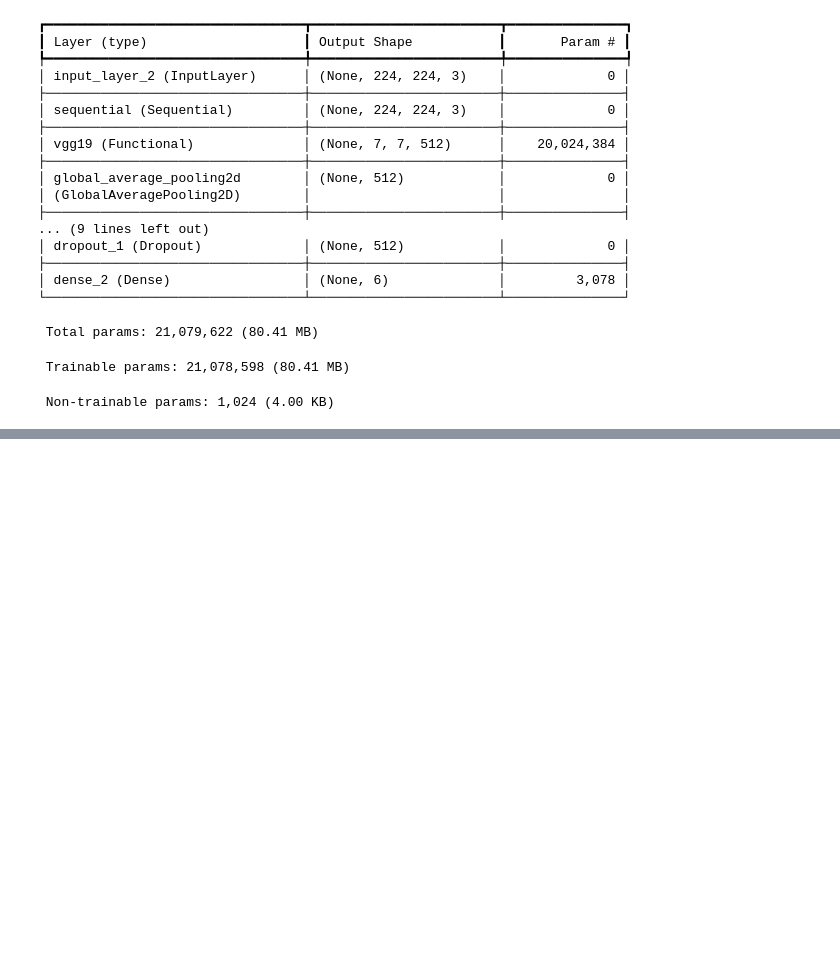
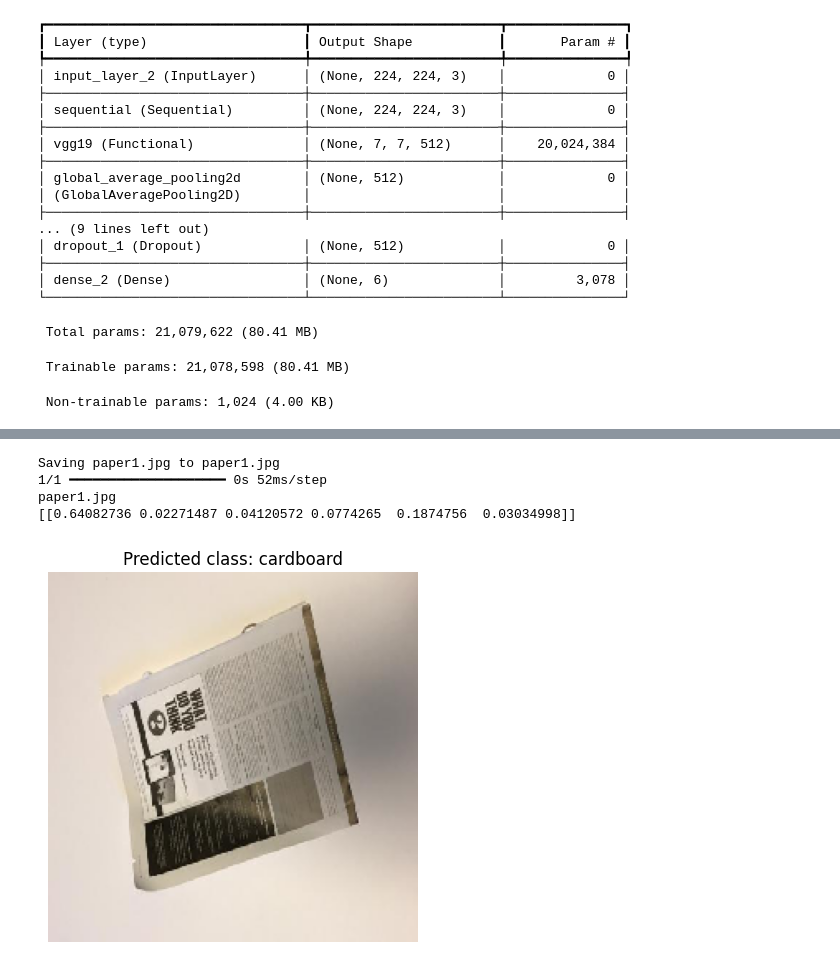
Before and after one commit to maulana-tech/TrashClassification-dataset, a Jupyter notebook: Trasg_Classification.ipynb, the cells around one changed output, grey strips where cells are left out. Saved outputs shown, nothing was run; the diff lists cells and outputs as text; code cells hidden in the pictures; blank space fills up the shorter version.

```diff
--- a/Trasg_Classification.ipynb
+++ b/Trasg_Classification.ipynb
@@ -353,2 +381,34 @@ plt.show()
 # %%
 model.save('waste_classification_model13.keras')
+# %%
+# prompt: buat kode untuk menginputkan gambar dari devie masing-masing , dengan pilih file untuk mengupload , untuk mendeteksi dan juga untuk proses pengujian
+
+from google.colab import files
+import tensorflow as tf
+import numpy as np
+import matplotlib.pyplot as plt
+from tensorflow.keras.preprocessing import image
+from tensorflow.keras.applications.vgg19 import preprocess_input
+
+uploaded = files.upload()
+
+for fn in uploaded.keys():
+  # predicting images
+  path = fn
+  img = image.load_img(path, target_size=(224, 224))
+  x = image.img_to_array(img)
+  x = np.expand_dims(x, axis=0)
+  x = preprocess_input(x)
+
+  images = np.vstack([x])
+  classes = model.predict(images, batch_size=10)
+  print(fn)
+  print(classes)
+
+  # Display the image along with the predicted class
+  plt.imshow(img)
+  predicted_class = class_names[np.argmax(classes[0])]
+  plt.title(f"Predicted class: {predicted_class}")
+  plt.axis('off')
+  plt.show()
+# %% [output]
@@ -354,0 +416,5 @@ model.save('waste_classification_model13.keras')
+Saving paper1.jpg to paper1.jpg
+1/1 ━━━━━━━━━━━━━━━━━━━━ 0s 52ms/step
+paper1.jpg
+[[0.64082736 0.02271487 0.04120572 0.0774265  0.1874756  0.03034998]]
+[figure, added]
```
Also changed, not shown: parts of 9 cells of this notebook.
